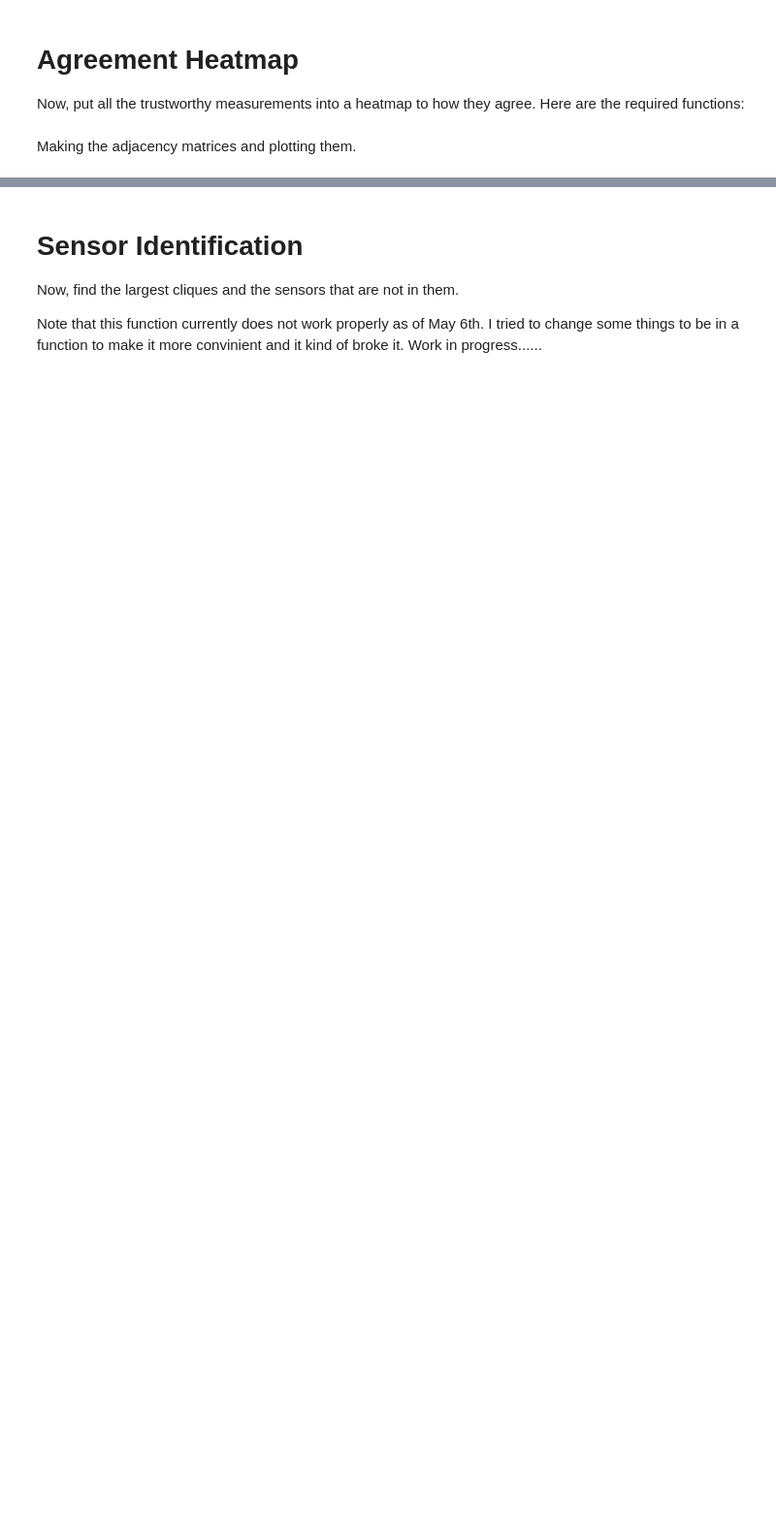
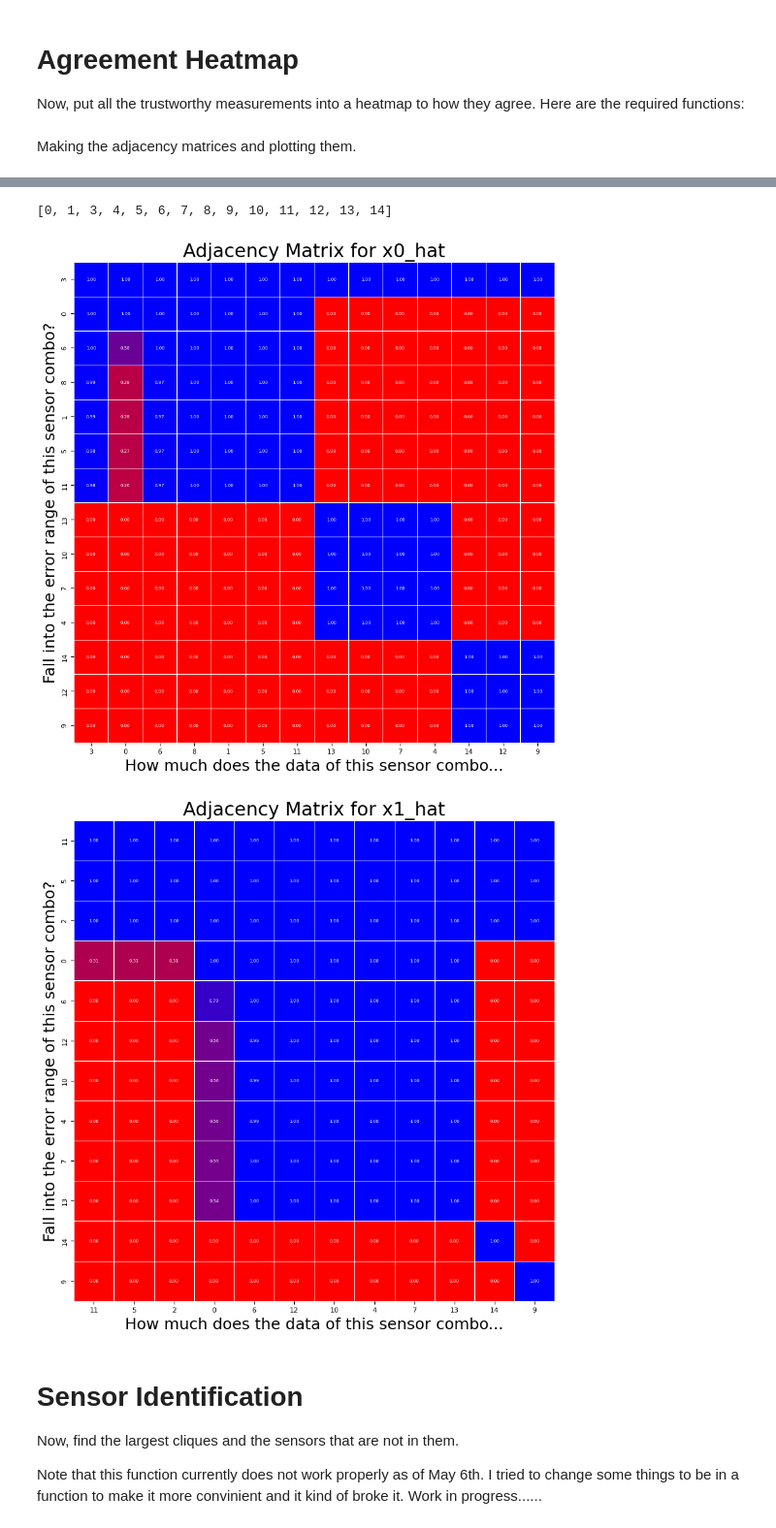
Before and after one commit to jadenmecham/First-Project, a Jupyter notebook: 4 - Nonlinear Camera/5C_EKF_UKF_monocamera_corrected.ipynb, the cells around one changed output, grey strips where cells are left out. Shown at 97% size. Saved outputs shown, nothing was run; the diff lists cells and outputs as text; code cells hidden in the pictures; blank space fills up the shorter version.

```diff
--- a/4 - Nonlinear Camera/5C_EKF_UKF_monocamera_corrected.ipynb
+++ b/4 - Nonlinear Camera/5C_EKF_UKF_monocamera_corrected.ipynb
@@ -484,11 +484,26 @@ def make_adj_matrix(data, trustworthy_indices, state, time_start, time_end, thre
                 data_i = np.array(data[i][state][time_start:time_end])
                 data_j = np.array(data[j][state][time_start:time_end])
                 sigma_i = np.array(data[i][three_sigma][time_start:time_end])
-                sigma_j = np.array(data[j][three_sigma][time_start:time_end])
+                overlap = []
+                for k in range(len(data_i)):
+                    thresh = sigma_i[k]* 1
+                    if (data_i[k]-thresh < data_j[k] < data_i[k]+thresh):
+                        overlap.append(1)
+                    else:
+                        overlap.append(0)
+                overlap = np.array(overlap)
+                adj_matrix[i, j] = np.mean(overlap)
     return adj_matrix
 
 # function to plot the adjacency matrix
 def plot_adjacency_matrix(matrix, indices, title):
+    # sort the matrix based on the sum of rows
+    sums = matrix.sum(axis=1)
+    sorted_indices = np.argsort(sums)[::-1]
+    matrix = matrix[sorted_indices, :][:, sorted_indices]
+
+    indices = [indices[i] for i in sorted_indices]
+
     # Create a custom colormap
     colors =["red", "blue"]
     cmap = "custom colormap"
@@ -496,12 +511,12 @@ def plot_adjacency_matrix(matrix, indices, title):
 
     # plot the adjacency matrix with the custom color map
     fig, ax = plt.subplots(figsize=(10,10))
+    sns.heatmap(matrix, cmap=custom_cmap, annot=True, fmt=".2f", cbar=False, square=True, linewidths=.5, annot_kws={"size": 5})
+    ax.set_xticklabels(indices)
+    ax.set_yticklabels(indices)
     ax.set_title(title)
     ax.set_xlabel("How much does the data of this sensor combo...")
     ax.set_ylabel("Fall into the error range of this sensor combo?")
-    sns.heatmap(matrix, cmap=custom_cmap, annot=True, fmt=".2f", cbar=False, square=True, linewidths=.5, annot_kws={"size": 5})
-    ax.set_xticklabels(indices)
-    ax.set_yticklabels(indices)
     # font size
     plt.xticks(fontsize=8)
     plt.yticks(fontsize=8)
@@ -582,3 +526,21 @@ Name: x0_hat, Length: 700, dtype: float64
+# %%
+x0_start, x0_end = get_time(trustworthy_windows_x0)
+x1_start, x1_end = get_time(trustworthy_windows_x1)
+
+
+adj_x0 = make_adj_matrix(results, trustworthy_x0, 'x0_hat', x0_start, x0_end, '3sigma_x0')
+adj_x1 = make_adj_matrix(results, trustworthy_x1, 'x1_hat', x1_start, x1_end, '3sigma_x1')
+
+trustworthy = [trustworthy_x0, trustworthy_x1]
+
+print(trustworthy_x0)
+
+plot_adjacency_matrix(adj_x0, trustworthy_x0, "Adjacency Matrix for x0_hat")
+plot_adjacency_matrix(adj_x1, trustworthy_x1, "Adjacency Matrix for x1_hat")
+# %% [output]
+[0, 1, 3, 4, 5, 6, 7, 8, 9, 10, 11, 12, 13, 14]
+[figure, added]
+[figure, added]
 # %% [markdown]
 # Sensor Identification
 Now, find the largest cliques and the sensors that are not in them.
```
Also changed, not shown: parts of 7 cells of this notebook.
